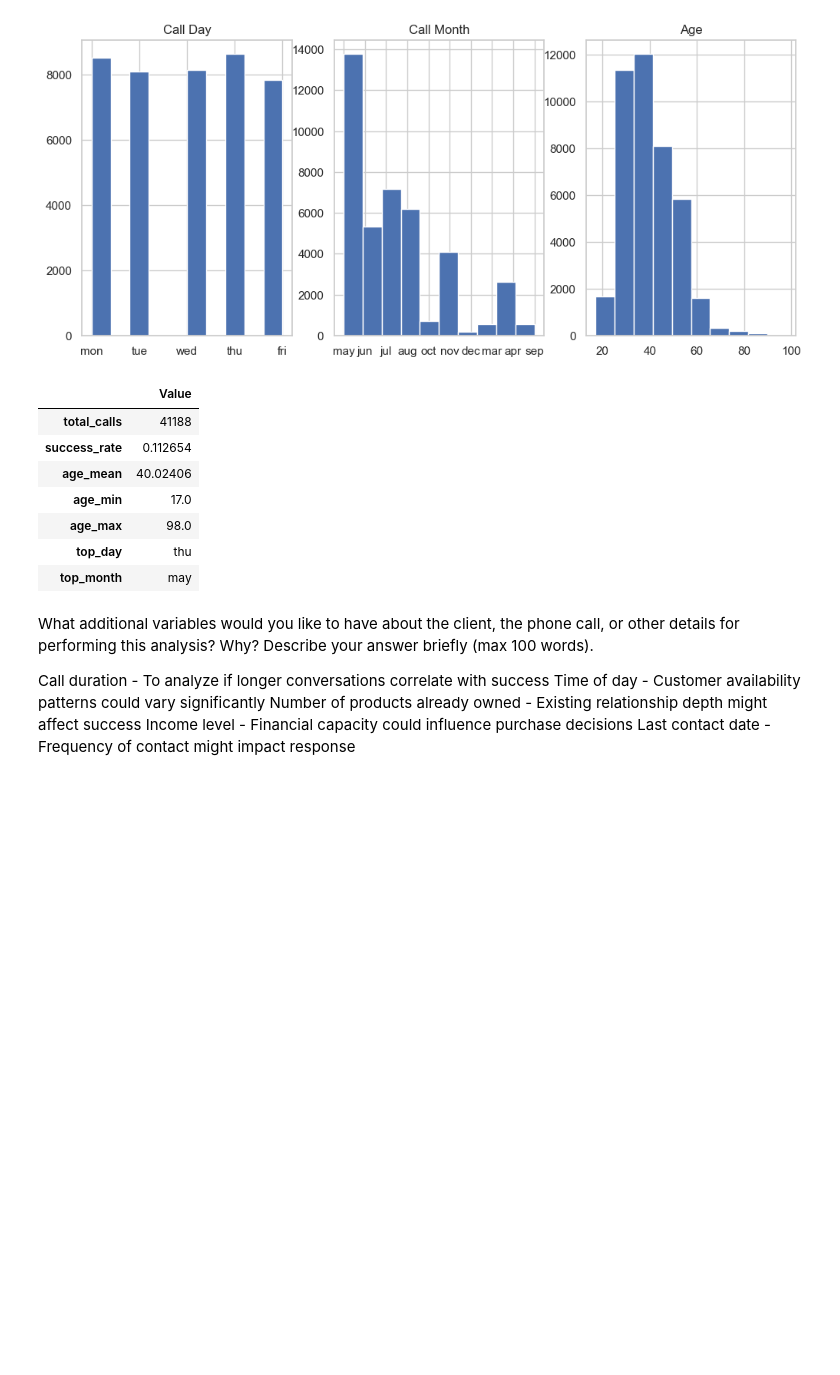
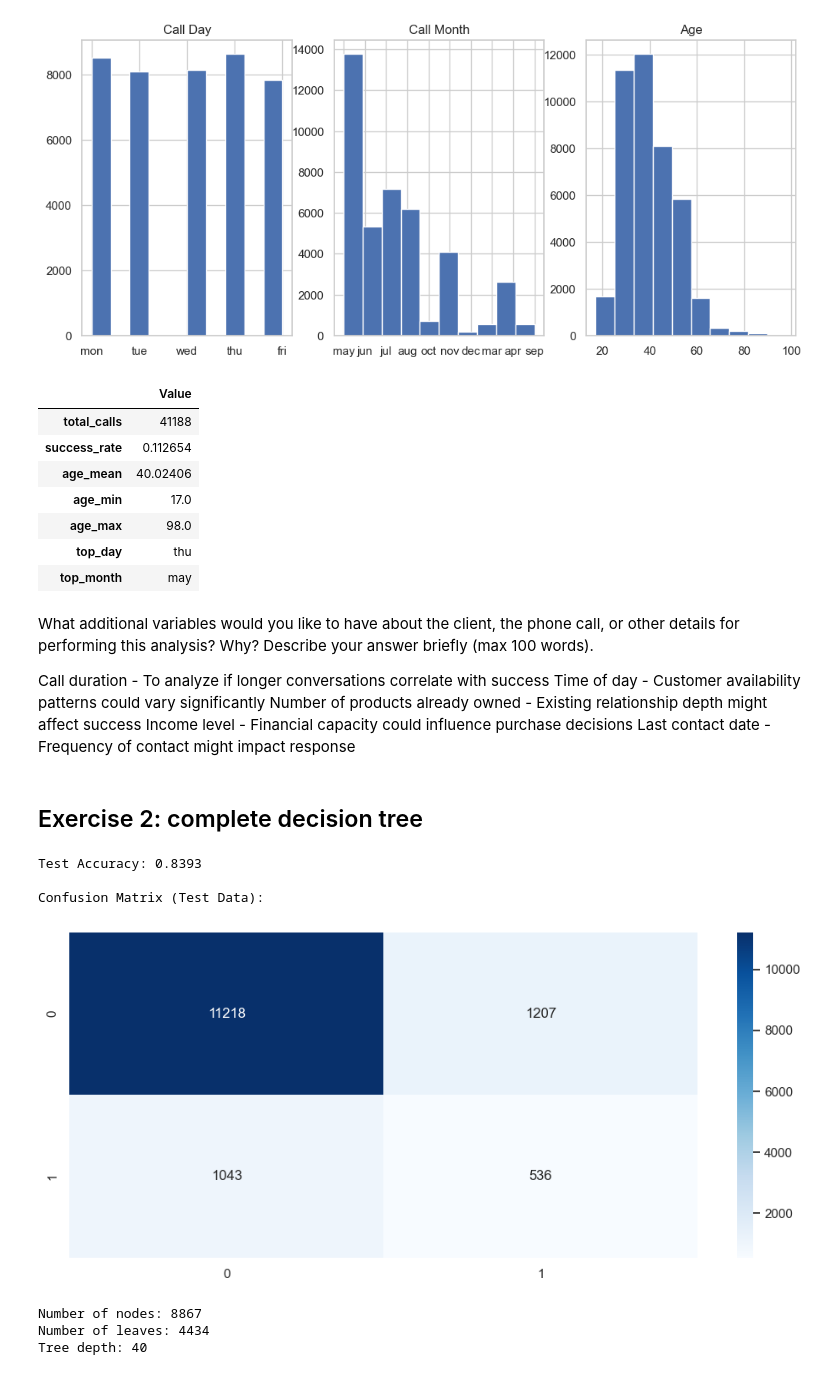
Before and after one commit to bang-a-coder/strategy_analytics, a Jupyter notebook: week3_overfitting_clusters.ipynb, the cells around one changed output. Drawn from its saved outputs; the diff is of its cells as text; code cells hidden in the pictures; blank space fills up the shorter version.

```diff
--- a/week3_overfitting_clusters.ipynb
+++ b/week3_overfitting_clusters.ipynb
@@ -62,3 +74,78 @@ Time of day - Customer availability patterns could vary significantly
 Number of products already owned - Existing relationship depth might affect success
 Income level - Financial capacity could influence purchase decisions
 Last contact date - Frequency of contact might impact response
+# %% [markdown]
+## Exercise 2: complete decision tree
+# %%
+numeric_selector = make_column_selector(dtype_include=['int64', 'float64'])
+categorical_selector = make_column_selector(dtype_include=['object', 'category'])
+
+# Create preprocessor that handles both types automatically
+preprocessor = ColumnTransformer([
+    ('num', StandardScaler(), numeric_selector),
+    ('cat', OneHotEncoder(drop='first', sparse_output=False), categorical_selector)
+])
+
+dummy_columns = [col for col in df.columns if 'outcome_' in col or 'prev_outcome_' in col]
+
+X = df.drop(['outcome', *dummy_columns], axis=1)
+y = df['outcome_yes']
+# Split the data
+X_train, X_test, y_train, y_test = train_test_split(X, y, test_size=0.34, random_state=42)
+
+# Create the model
+model = make_pipeline(
+    preprocessor,
+    DecisionTreeClassifier(
+        min_samples_leaf=1,
+        max_depth=None,
+        ccp_alpha=0.0
+    )
+)
+
+# Fit the model
+model.fit(X_train, y_train)
+
+# Evaluate the model
+accuracy = model.score(X_test, y_test)
+print(f"Test Accuracy: {accuracy:.4f}")
+
+# Get predictions for the test set
+y_test_pred = model.predict(X_test)
+
+# Calculate the confusion matrix for the test set
+print("\nConfusion Matrix (Test Data):")
+cm_test = confusion_matrix(y_test, y_test_pred)
+sns.heatmap(cm_test, annot=True, fmt='d', cmap='Blues')
+plt.show()
+
+
+tree = model[-1]  # Get the tree from pipeline
+
+# Print tree statistics
+print(f"Number of nodes: {tree.tree_.node_count}")
+print(f"Number of leaves: {tree.get_n_leaves()}")
+print(f"Tree depth: {tree.get_depth()}")
+
+# Get feature names after preprocessing
+numeric_features = numeric_selector(X)
+categorical_features = categorical_selector(X)
+feature_names = numeric_features + [f"{feat}_{val}" for feat in categorical_features
+                                  for val in df[feat].unique()[1:]]
+
+# plt.figure(figsize=(20,10))
+# plot_tree(model[-1],
+#           feature_names=feature_names,  # Use feature_names here
+#           class_names=['Stay', 'Leave'],
+#           filled=True,
+#           rounded=True,
+#           fontsize=10)
+# plt.show()
+# %% [output]
+Test Accuracy: 0.8393
+
+Confusion Matrix (Test Data):
+[figure, added]
+Number of nodes: 8867
+Number of leaves: 4434
+Tree depth: 40
```
Also changed, not shown: parts of 22 cells of this notebook, 1 other file.
